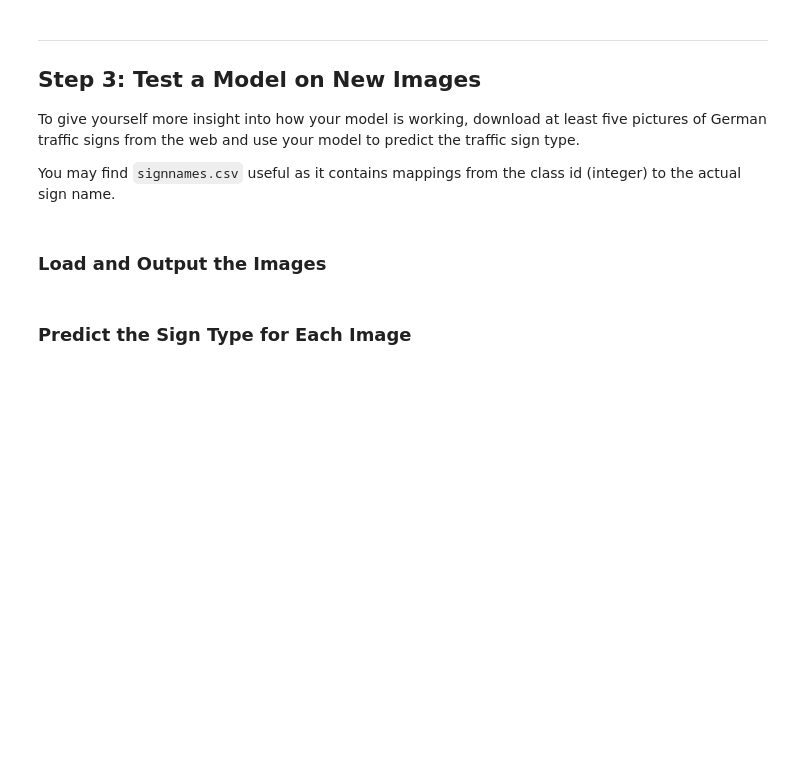
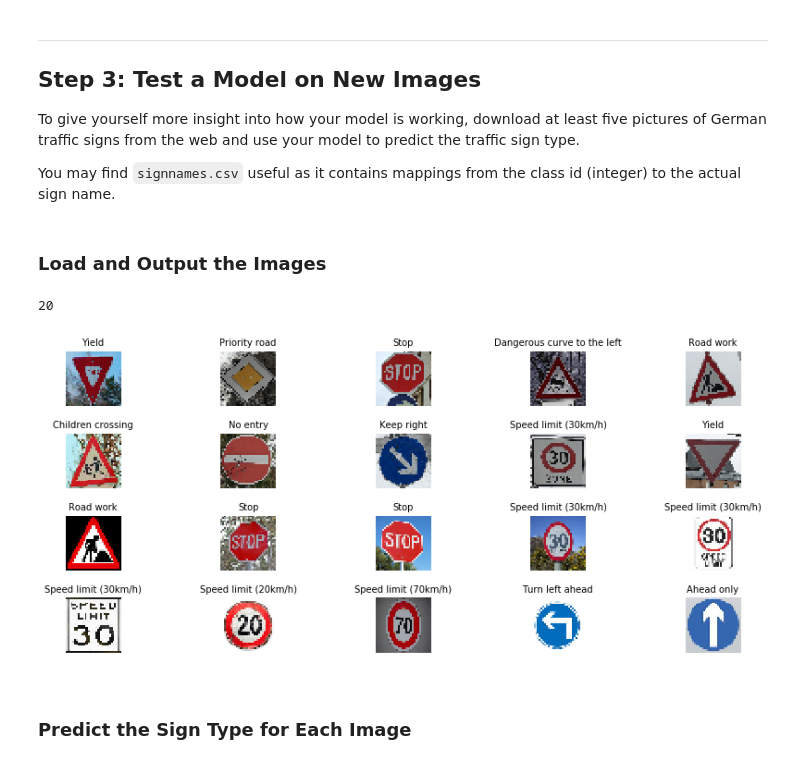
Before and after one commit to z687wang/TrafficSignClassifier, a Jupyter notebook: Traffic_Sign_Classifier.ipynb, the cells around one changed output. Cells and saved outputs as stored; diff of their text form; code cells hidden in the pictures; blank space fills up the shorter version.

```diff
--- a/Traffic_Sign_Classifier.ipynb
+++ b/Traffic_Sign_Classifier.ipynb
@@ -378,5 +401,33 @@ To give yourself more insight into how your model is working, download at least
 You may find `signnames.csv` useful as it contains mappings from the class id (integer) to the actual sign name.
 # %% [markdown]
 ### Load and Output the Images
+# %%
+import glob
+import cv2
+
+my_images = sorted(glob.glob('./test_images/*.jpg'))
+total_num = len(my_images)
+print(total_num)
+my_labels = np.array([13, 12, 14, 19, 25, 28, 17, 38, 1, 13, 25, 14, 14, 1, 1, 1, 0, 4, 34, 35])
+test_signs = []
+name_values = np.genfromtxt('signnames.csv', skip_header=1, dtype=[('myint','i8'), ('mysring','S55')], delimiter=',')
+
+# show image of 10 random data points
+fig, axs = plt.subplots(4,5, figsize=(15, 6))
+fig.subplots_adjust(hspace = .5, wspace=.001)
+axs = axs.ravel()
+for i in range(0, total_num):
+    index = random.randint(0, len(X_train))
+    my_image = my_images[i]
+    image = cv2.cvtColor(cv2.imread(my_image), cv2.COLOR_BGR2RGB)
+    image = cv2.resize(image, (32,32))
+    test_signs.append(image)
+    axs[i].axis('off')
+    image = np.expand_dims(image, axis=0)
+    axs[i].imshow(image.squeeze())
+    axs[i].set_title(name_values[my_labels[i]][1].decode('ascii'), fontsize=10)
+# %% [output]
+20
+[figure, added]
 # %% [markdown]
 ### Predict the Sign Type for Each Image
```
Also changed, not shown: parts of 8 cells of this notebook.
